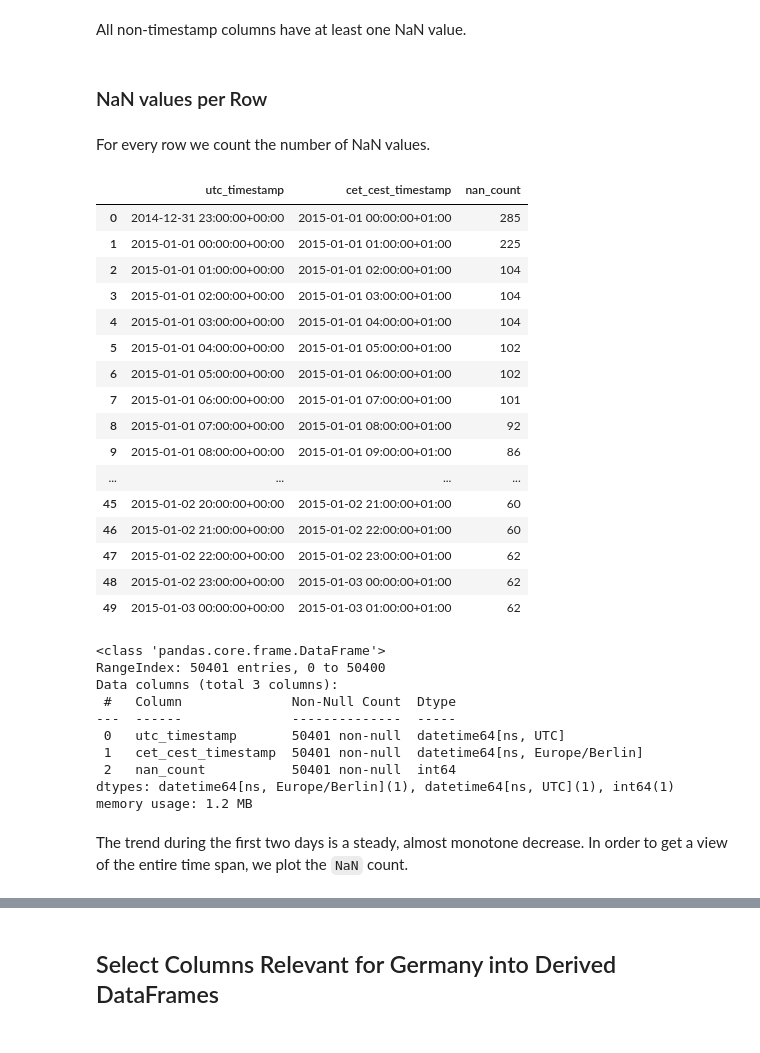
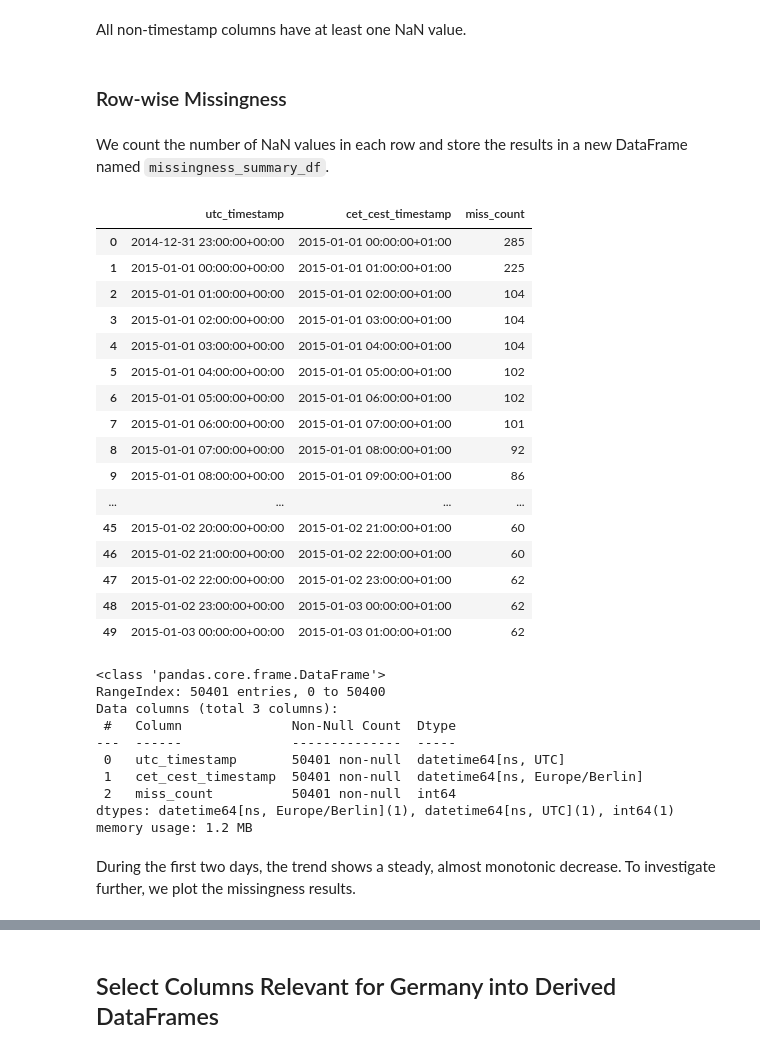
Before and after one commit to F-Skorz/electricity-demand-project, a Jupyter notebook: notebooks/01_OPSD_EDA.ipynb, the cells around one changed output, grey strips where cells are left out. Drawn from its saved outputs; the diff is of its cells as text; code cells hidden in the pictures.

```diff
--- a/notebooks/01_OPSD_EDA.ipynb
+++ b/notebooks/01_OPSD_EDA.ipynb
@@ -224,25 +210,15 @@ Bottom 20 by relative missingness:
 # %% [markdown]
 All non-timestamp columns have at least one NaN value.
 # %% [markdown]
-<h3> NaN values per Row</h3>
+<h3> Row-wise Missingness</h3>
 # %% [markdown]
-For every row we count the number of NaN values.
+We count the number of NaN values in each row and store the results in a new DataFrame named `missingness_summary_df`.
 # %%
-from pathlib import Path
-import sys, importlib
-
-PROJECT_ROOT = Path.cwd().parent
-if str(PROJECT_ROOT) not in sys.path:
-    sys.path.insert(0, str(PROJECT_ROOT))
-
-from src import eda_utils
-importlib.reload(eda_utils)
-
 missingness_summary_df = eda_utils.count_missing_per_row(OPSD_60min_df)
 display(missingness_summary_df.head(50))
 missingness_summary_df.info()
 # %% [output]
-|  | utc_timestamp | cet_cest_timestamp | nan_count |
+|  | utc_timestamp | cet_cest_timestamp | miss_count |
 | 0 | 2014-12-31 23:00:00+00:00 | 2015-01-01 00:00:00+01:00 | 285 |
 | 1 | 2015-01-01 00:00:00+00:00 | 2015-01-01 01:00:00+01:00 | 225 |
 | 2 | 2015-01-01 01:00:00+00:00 | 2015-01-01 02:00:00+01:00 | 104 |
@@ -266,8 +242,8 @@ Data columns (total 3 columns):
 ---  ------              --------------  -----
  0   utc_timestamp       50401 non-null  datetime64[ns, UTC]
  1   cet_cest_timestamp  50401 non-null  datetime64[ns, Europe/Berlin]
- 2   nan_count           50401 non-null  int64
+ 2   miss_count          50401 non-null  int64
 dtypes: datetime64[ns, Europe/Berlin](1), datetime64[ns, UTC](1), int64(1)
 memory usage: 1.2 MB
 # %% [markdown]
-The trend during the first two days is a steady, almost monotone decrease. In order to get a view of the entire time span, we plot the  `NaN` count.
+During the first two days, the trend shows a steady, almost monotonic decrease. To investigate further, we plot the missingness results.
```
Also changed, not shown: parts of 27 cells of this notebook, 2 other files.
